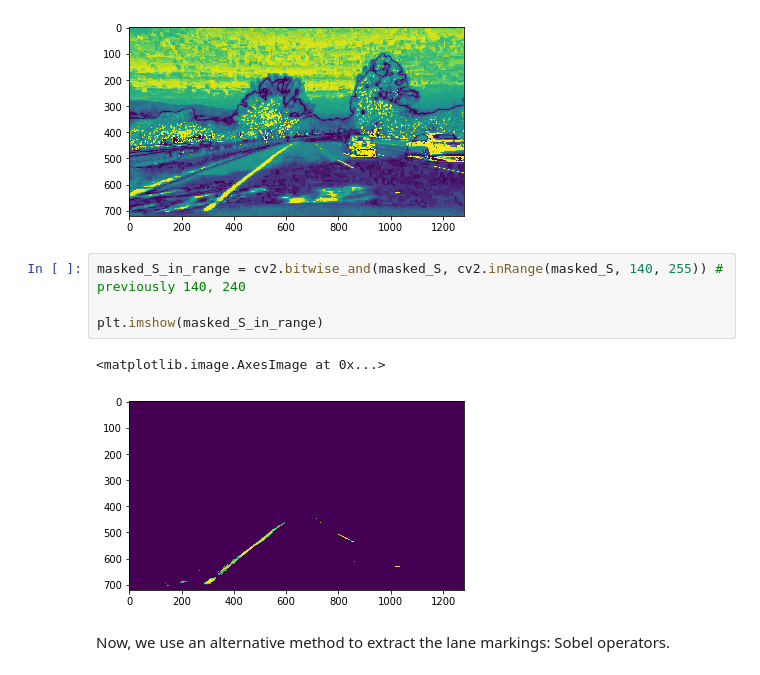
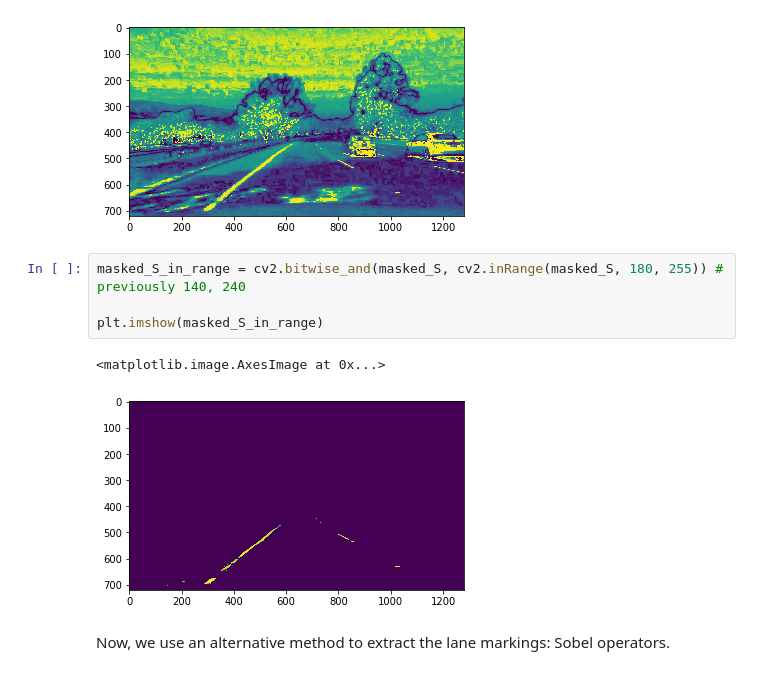
Before and after one commit to joaospinto/CarND-Advanced-Lane-Lines, a Jupyter notebook: Advanced Lane Lines (JSP).ipynb, the cells around one changed output. Saved outputs shown, nothing was run; the diff lists cells and outputs as text.

```diff
--- a/Advanced Lane Lines (JSP).ipynb
+++ b/Advanced Lane Lines (JSP).ipynb
@@ -179,12 +179,12 @@ plt.imshow(cv2.equalizeHist(S))
 <matplotlib.image.AxesImage at 0x...>
 [figure]
 # %%
-masked_S_in_range = cv2.bitwise_and(masked_S, cv2.inRange(masked_S, 140, 255)) # previously 140, 240
+masked_S_in_range = cv2.bitwise_and(masked_S, cv2.inRange(masked_S, 180, 255)) # previously 140, 240
 
 plt.imshow(masked_S_in_range)
 # %% [output]
 <matplotlib.image.AxesImage at 0x...>
-[figure, old version]
+[figure, new version]
 # %% [markdown]
 Now, we use an alternative method to extract the lane markings: Sobel operators.
 # %%
```
Also changed, not shown: parts of 17 cells of this notebook.
